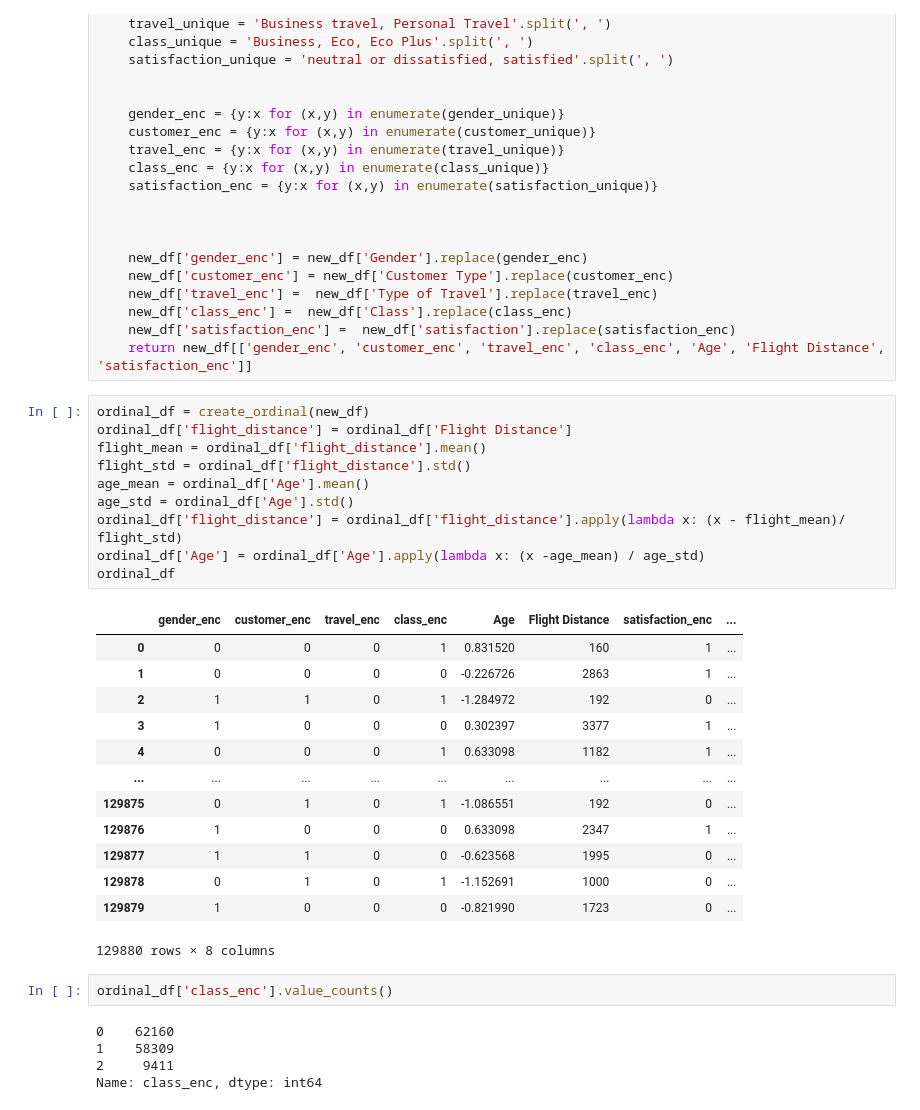
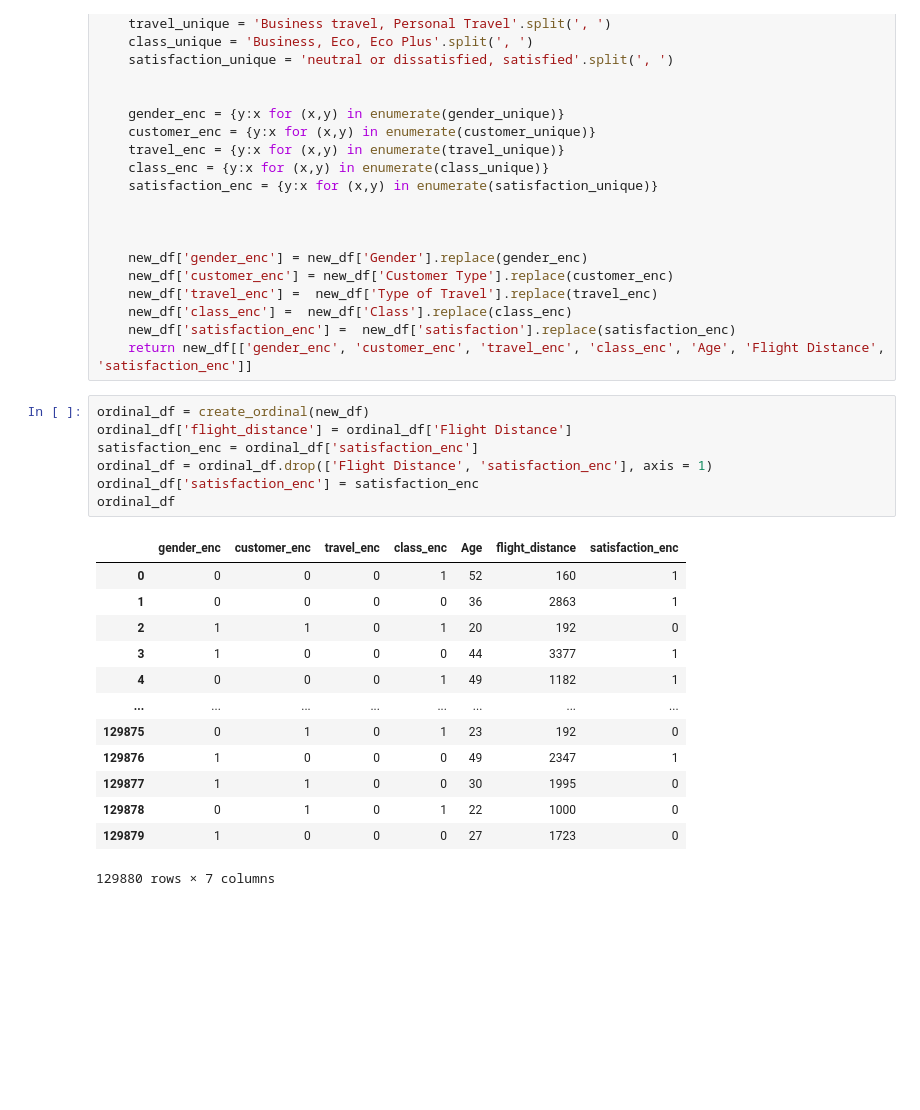
Before and after one commit to GihoKim-DataScientist/passenger_satisfaction_analysis, a Jupyter notebook: Project.ipynb, the cells around one changed output. Cells and saved outputs as stored; diff of their text form; blank space fills up the shorter version.

```diff
--- a/Project.ipynb
+++ b/Project.ipynb
@@ -141,35 +175,25 @@ def create_ordinal(df):
     new_df['class_enc'] =  new_df['Class'].replace(class_enc)
     new_df['satisfaction_enc'] =  new_df['satisfaction'].replace(satisfaction_enc)
     return new_df[['gender_enc', 'customer_enc', 'travel_enc', 'class_enc', 'Age', 'Flight Distance', 'satisfaction_enc']]
-# %%
-ordinal_df = create_ordinal(new_df)
-ordinal_df['flight_distance'] = ordinal_df['Flight Distance']
-flight_mean = ordinal_df['flight_distance'].mean()
-flight_std = ordinal_df['flight_distance'].std()
-age_mean = ordinal_df['Age'].mean()
-age_std = ordinal_df['Age'].std()
-ordinal_df['flight_distance'] = ordinal_df['flight_distance'].apply(lambda x: (x - flight_mean)/ flight_std)
-ordinal_df['Age'] = ordinal_df['Age'].apply(lambda x: (x -age_mean) / age_std)
-ordinal_df
-# %% [output]
-|  | gender_enc | customer_enc | travel_enc | class_enc | Age | Flight Distance | satisfaction_enc | ... |
-| 0 | 0 | 0 | 0 | 1 | 0.831520 | 160 | 1 | ... |
-| 1 | 0 | 0 | 0 | 0 | -0.226726 | 2863 | 1 | ... |
-| 2 | 1 | 1 | 0 | 1 | -1.284972 | 192 | 0 | ... |
-| 3 | 1 | 0 | 0 | 0 | 0.302397 | 3377 | 1 | ... |
-| 4 | 0 | 0 | 0 | 1 | 0.633098 | 1182 | 1 | ... |
-| ... | ... | ... | ... | ... | ... | ... | ... | ... |
-| 129875 | 0 | 1 | 0 | 1 | -1.086551 | 192 | 0 | ... |
-| 129876 | 1 | 0 | 0 | 0 | 0.633098 | 2347 | 1 | ... |
-| 129877 | 1 | 1 | 0 | 0 | -0.623568 | 1995 | 0 | ... |
-| 129878 | 0 | 1 | 0 | 1 | -1.152691 | 1000 | 0 | ... |
-| 129879 | 1 | 0 | 0 | 0 | -0.821990 | 1723 | 0 | ... |
-129880 rows × 8 columns
-# %%
-ordinal_df['class_enc'].value_counts()
-# %% [output]
-0    62160
-1    58309
-2     9411
-Name: class_enc, dtype: int64
+# %%
+ordinal_df = create_ordinal(new_df)
+ordinal_df['flight_distance'] = ordinal_df['Flight Distance']
+satisfaction_enc = ordinal_df['satisfaction_enc']
+ordinal_df = ordinal_df.drop(['Flight Distance', 'satisfaction_enc'], axis = 1)
+ordinal_df['satisfaction_enc'] = satisfaction_enc
+ordinal_df
+# %% [output]
+|  | gender_enc | customer_enc | travel_enc | class_enc | Age | flight_distance | satisfaction_enc |
+| 0 | 0 | 0 | 0 | 1 | 52 | 160 | 1 |
+| 1 | 0 | 0 | 0 | 0 | 36 | 2863 | 1 |
+| 2 | 1 | 1 | 0 | 1 | 20 | 192 | 0 |
+| 3 | 1 | 0 | 0 | 0 | 44 | 3377 | 1 |
+| 4 | 0 | 0 | 0 | 1 | 49 | 1182 | 1 |
+| ... | ... | ... | ... | ... | ... | ... | ... |
+| 129875 | 0 | 1 | 0 | 1 | 23 | 192 | 0 |
+| 129876 | 1 | 0 | 0 | 0 | 49 | 2347 | 1 |
+| 129877 | 1 | 1 | 0 | 0 | 30 | 1995 | 0 |
+| 129878 | 0 | 1 | 0 | 1 | 22 | 1000 | 0 |
+| 129879 | 1 | 0 | 0 | 0 | 27 | 1723 | 0 |
+129880 rows × 7 columns
 # %%
```
Also changed, not shown: parts of 24 cells of this notebook.
